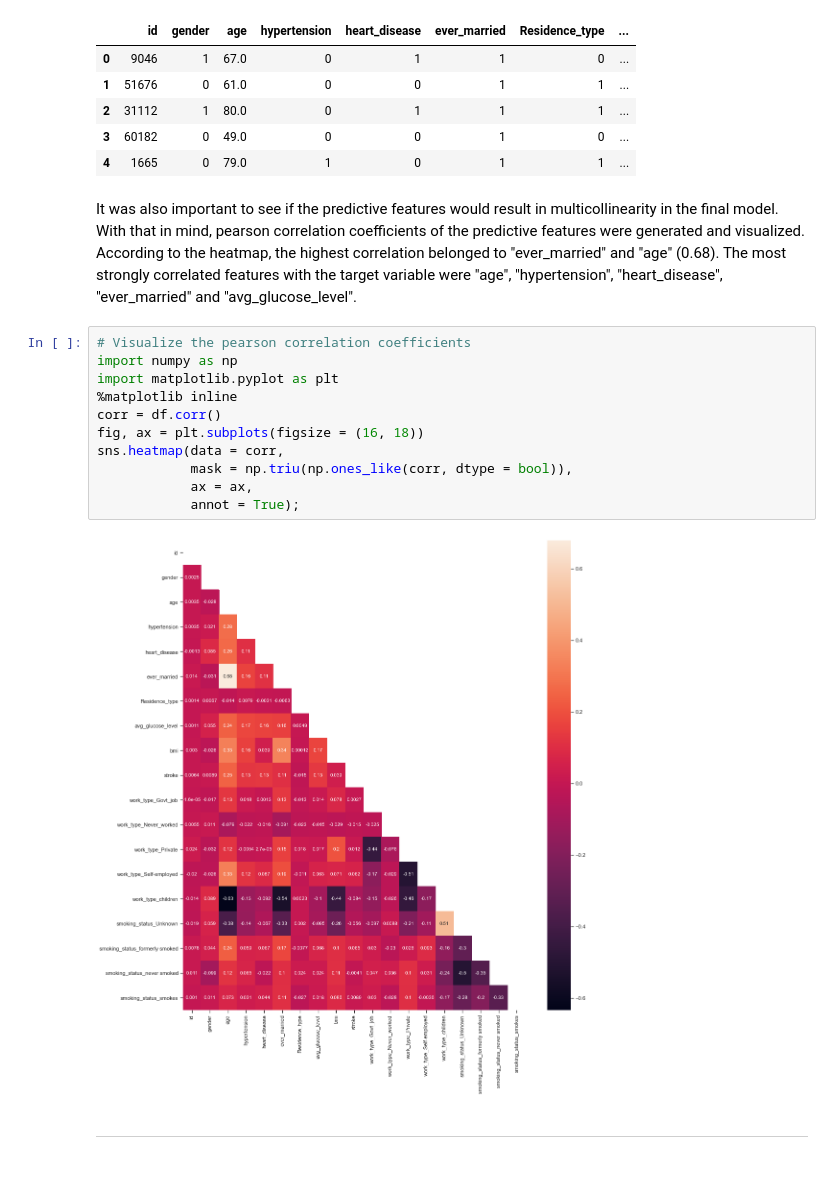
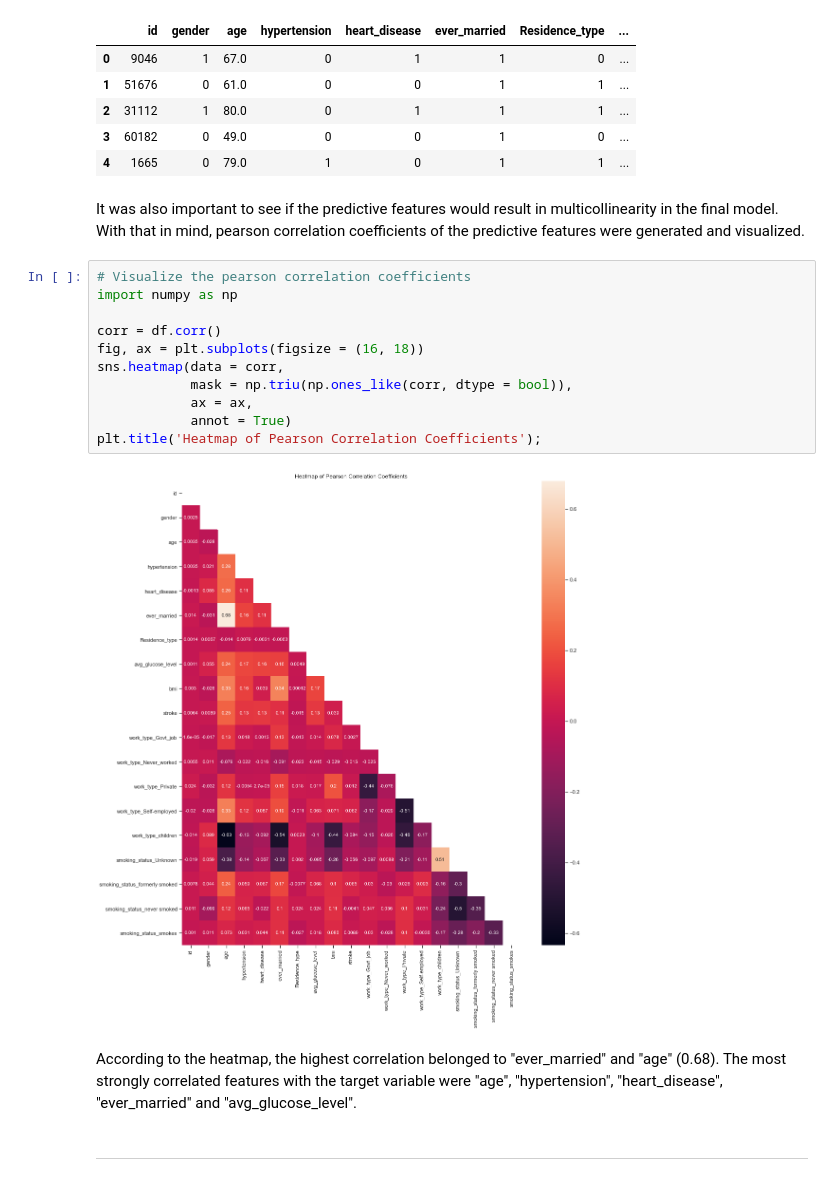
Before and after one commit to VolhaP87/Stroke_Prediction_Analysis, a Jupyter notebook: Stroke_prediction1.ipynb, the cells around one changed output. Cells and saved outputs as stored; diff of their text form.

```diff
--- a/Stroke_prediction1.ipynb
+++ b/Stroke_prediction1.ipynb
@@ -262,20 +275,22 @@ df.head()
 | 3 | 60182 | 0 | 49.0 | 0 | 0 | 1 | 0 | ... |
 | 4 | 1665 | 0 | 79.0 | 1 | 0 | 1 | 1 | ... |
 # %% [markdown]
-It was also important to see if the predictive features would result in multicollinearity in the final model. With that in mind, pearson correlation coefficients of the predictive features were generated and visualized. According to the heatmap, the highest correlation belonged to "ever_married" and "age" (0.68). The most strongly correlated features with the target variable were "age", "hypertension", "heart_disease", "ever_married" and "avg_glucose_level".
+It was also important to see if the predictive features would result in multicollinearity in the final model. With that in mind, pearson correlation coefficients of the predictive features were generated and visualized.
 # %%
 # Visualize the pearson correlation coefficients
 import numpy as np
-import matplotlib.pyplot as plt
-%matplotlib inline
+
 corr = df.corr()
 fig, ax = plt.subplots(figsize = (16, 18))
 sns.heatmap(data = corr,
             mask = np.triu(np.ones_like(corr, dtype = bool)),
             ax = ax,
-            annot = True);
+            annot = True)
+plt.title('Heatmap of Pearson Correlation Coefficients');
 # %% [output]
-[figure, old version]
+[figure, new version]
+# %% [markdown]
+According to the heatmap, the highest correlation belonged to "ever_married" and "age" (0.68). The most strongly correlated features with the target variable were "age", "hypertension", "heart_disease", "ever_married" and "avg_glucose_level".
 # %% [markdown]
 ***
 # %% [markdown]
```
Also changed, not shown: parts of 39 cells of this notebook, 9 other files.
